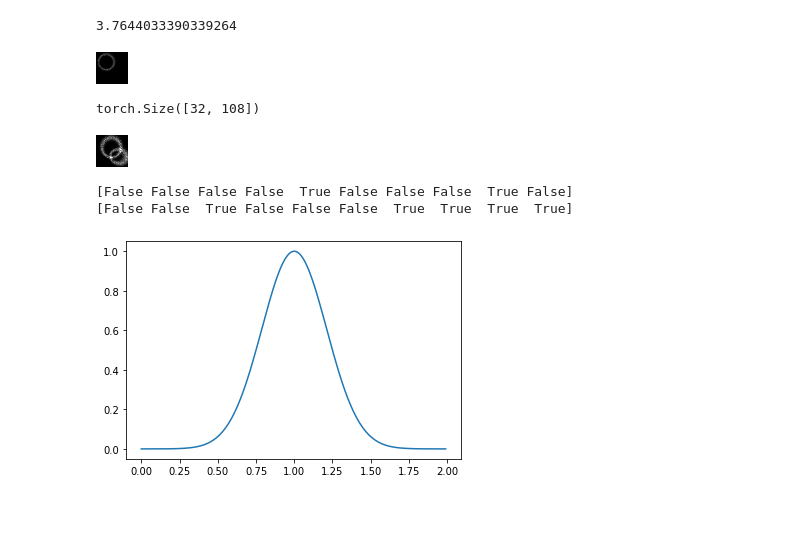
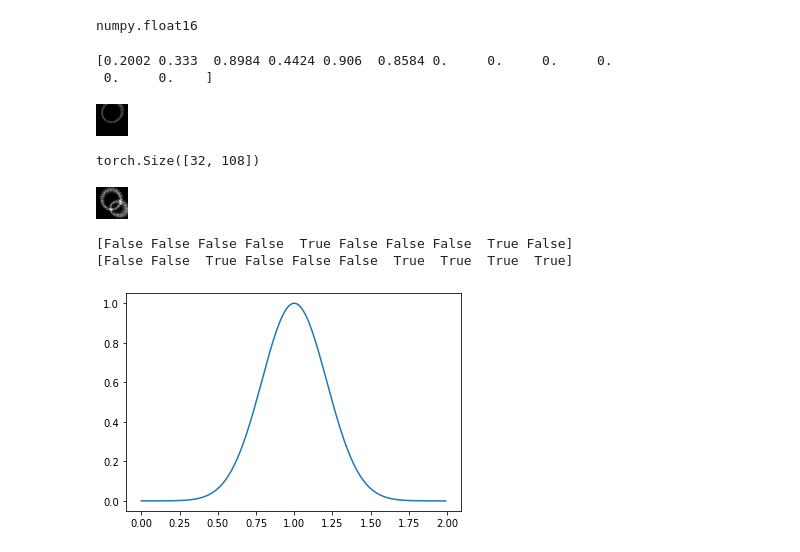
Before and after one commit to Bloomistell/DGBaN, a Jupyter notebook: test.ipynb, the cells around one changed output. Cells and saved outputs as stored; diff of their text form; code cells hidden in the pictures; blank space fills up the shorter version.

```diff
--- a/test.ipynb
+++ b/test.ipynb
@@ -18,16 +18,20 @@ import matplotlib.pyplot as plt
 from mpl_toolkits.mplot3d import axes3d
 # %%
 data_gen = multi_randomized_ring_dataset()
-features, imgs = data_gen.generate_dataset(test_return=True)
+features, imgs = data_gen.generate_dataset(data_size=10000, batch_size=32, test_return=True)
-# %%
-imgs.max()
-# %% [output]
-3.7644033390339264
+# %%
+type(imgs[0][0][0])
+# %% [output]
+numpy.float16
 # %%
-img = imgs[np.random.choice(10000)]
+idx = np.random.choice(10000)
+img = imgs[idx]
+print(features[idx])
 Image.fromarray((img * 255 / imgs.max()).astype(np.uint8))
 # %% [output]
+[0.2002 0.333  0.8984 0.4424 0.906  0.8584 0.     0.     0.     0.
+ 0.     0.    ]
-[figure, old version]
+[figure, new version]
 # %%
 x_1 = torch.zeros((32, 54))
 x_2 = torch.zeros((32, 54))
```
Also changed, not shown: 5 other files.
